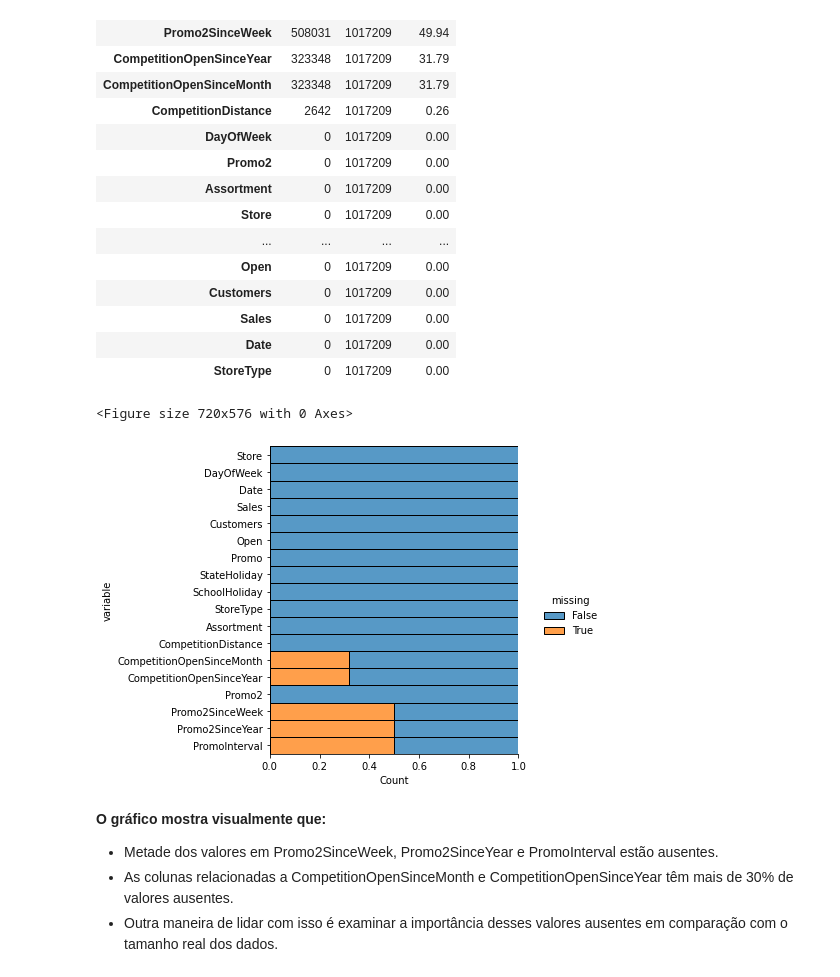
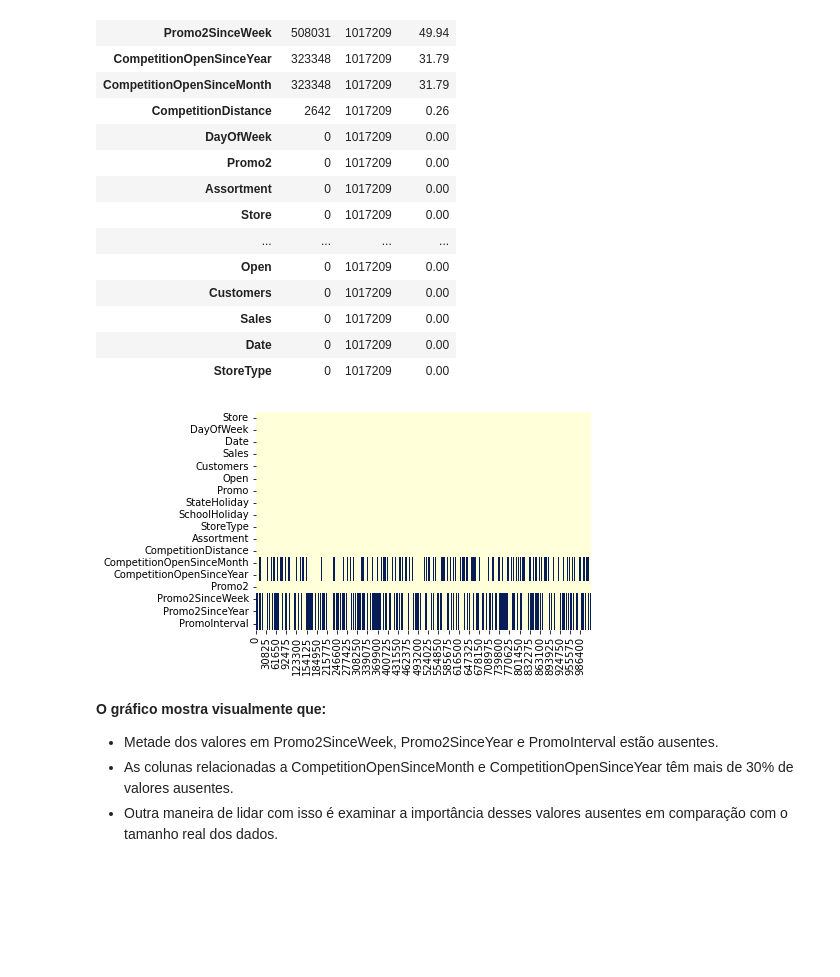
Before and after one commit to LidAlmeida/rossmann_prediction, a Jupyter notebook: notebooks/0.1-exploratory-data-analysis-rossmann.ipynb, the cells around one changed output. Saved outputs shown, nothing was run; the diff lists cells and outputs as text; code cells hidden in the pictures; blank space fills up the shorter version.

Commit message:
Exploratory data analysis version 2

```diff
--- a/notebooks/0.1-exploratory-data-analysis-rossmann.ipynb
+++ b/notebooks/0.1-exploratory-data-analysis-rossmann.ipynb
@@ -222,14 +215,11 @@ df_raw.stb.missing()
 | Sales | 0 | 1017209 | 0.00 |
 | Date | 0 | 1017209 | 0.00 |
 | StoreType | 0 | 1017209 | 0.00 |
-# %%
-# Visualizando dados ausentes com distplot
-plt.figure(figsize=(10, 8))
-sns.displot(data=df_raw.isna().melt(value_name='missing'),
-            y='variable', hue='missing', multiple='fill', aspect=1.25);
-# %% [output]
-<Figure size 720x576 with 0 Axes>
-[figure, removed]
+# %%
+# Visualizando a distribuição dos missing values
+sns.heatmap(df_raw.isnull().transpose(), cmap='YlGnBu', cbar=False);
+# %% [output]
+[figure, added]
 # %% [markdown]
 **O gráfico mostra visualmente que:**
 
```
Also changed, not shown: parts of 9 cells of this notebook.
